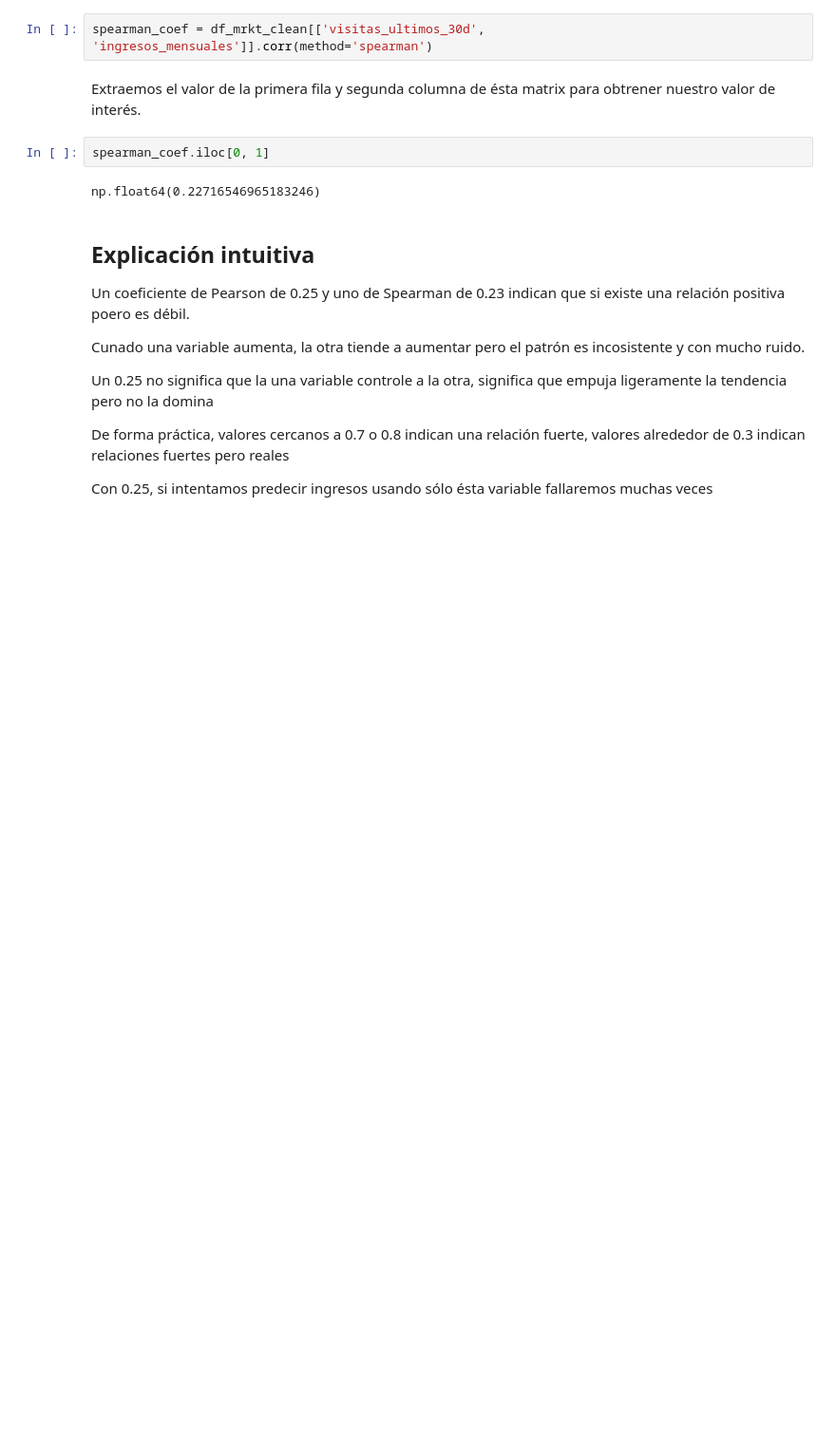
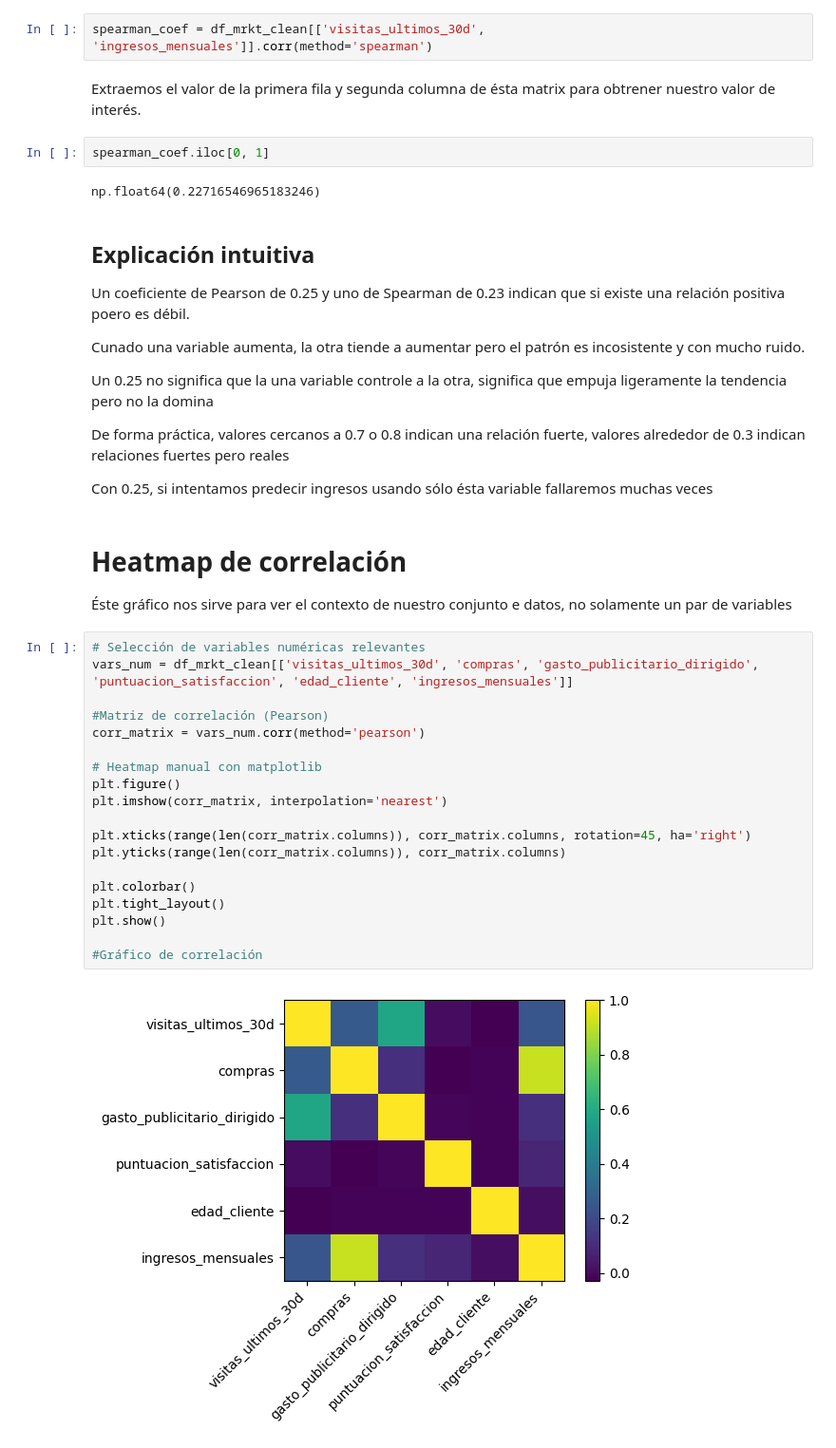
Before and after one commit to datagroundr4/dataanalysis, a Jupyter notebook: market_dataset.ipynb, the cells around one changed output. Shown at 95% size. Drawn from its saved outputs; the diff is of its cells as text; blank space fills up the shorter version.

```diff
--- a/market_dataset.ipynb
+++ b/market_dataset.ipynb
@@ -118,3 +119,27 @@ np.float64(0.22716546965183246)
 <p>Un 0.25 no significa que la una variable controle a la otra, significa que empuja ligeramente la tendencia pero no la domina</p>
 <p>De forma práctica, valores cercanos a 0.7 o 0.8 indican una relación fuerte, valores alrededor de 0.3 indican relaciones fuertes pero reales</p>
 <p>Con 0.25, si intentamos predecir ingresos usando sólo ésta variable fallaremos muchas veces</p>
+# %% [markdown]
+# Heatmap de correlación
+<p>Éste gráfico nos sirve para ver el contexto de nuestro conjunto e datos, no solamente un par de variables</p>
+# %%
+# Selección de variables numéricas relevantes
+vars_num = df_mrkt_clean[['visitas_ultimos_30d', 'compras', 'gasto_publicitario_dirigido', 'puntuacion_satisfaccion', 'edad_cliente', 'ingresos_mensuales']]
+
+#Matriz de correlación (Pearson)
+corr_matrix = vars_num.corr(method='pearson')
+
+# Heatmap manual con matplotlib
+plt.figure()
+plt.imshow(corr_matrix, interpolation='nearest')
+
+plt.xticks(range(len(corr_matrix.columns)), corr_matrix.columns, rotation=45, ha='right')
+plt.yticks(range(len(corr_matrix.columns)), corr_matrix.columns)
+
+plt.colorbar()
+plt.tight_layout()
+plt.show()
+
+#Gráfico de correlación
+# %% [output]
+[figure, added]
```
Also changed, not shown: parts of 7 cells of this notebook.
